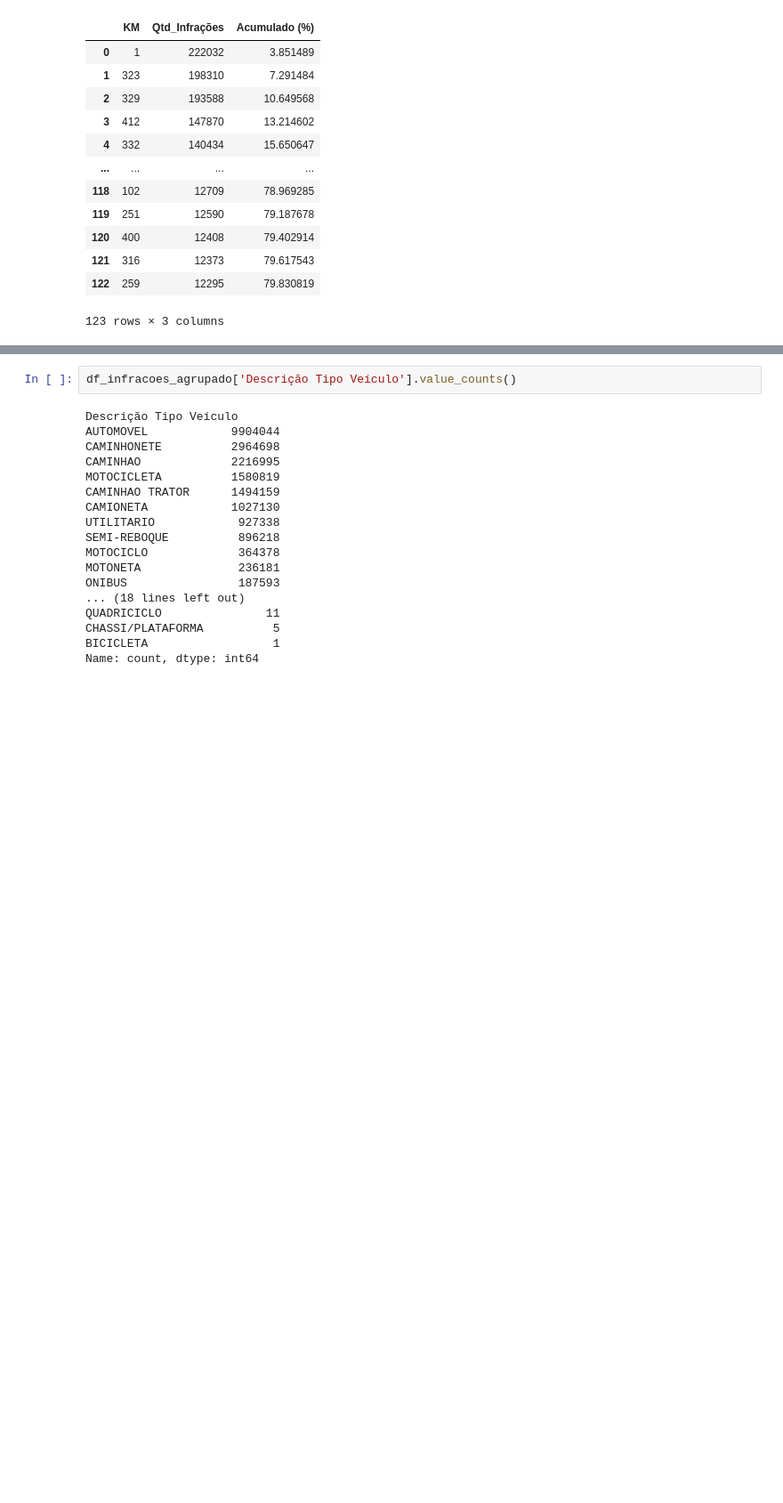
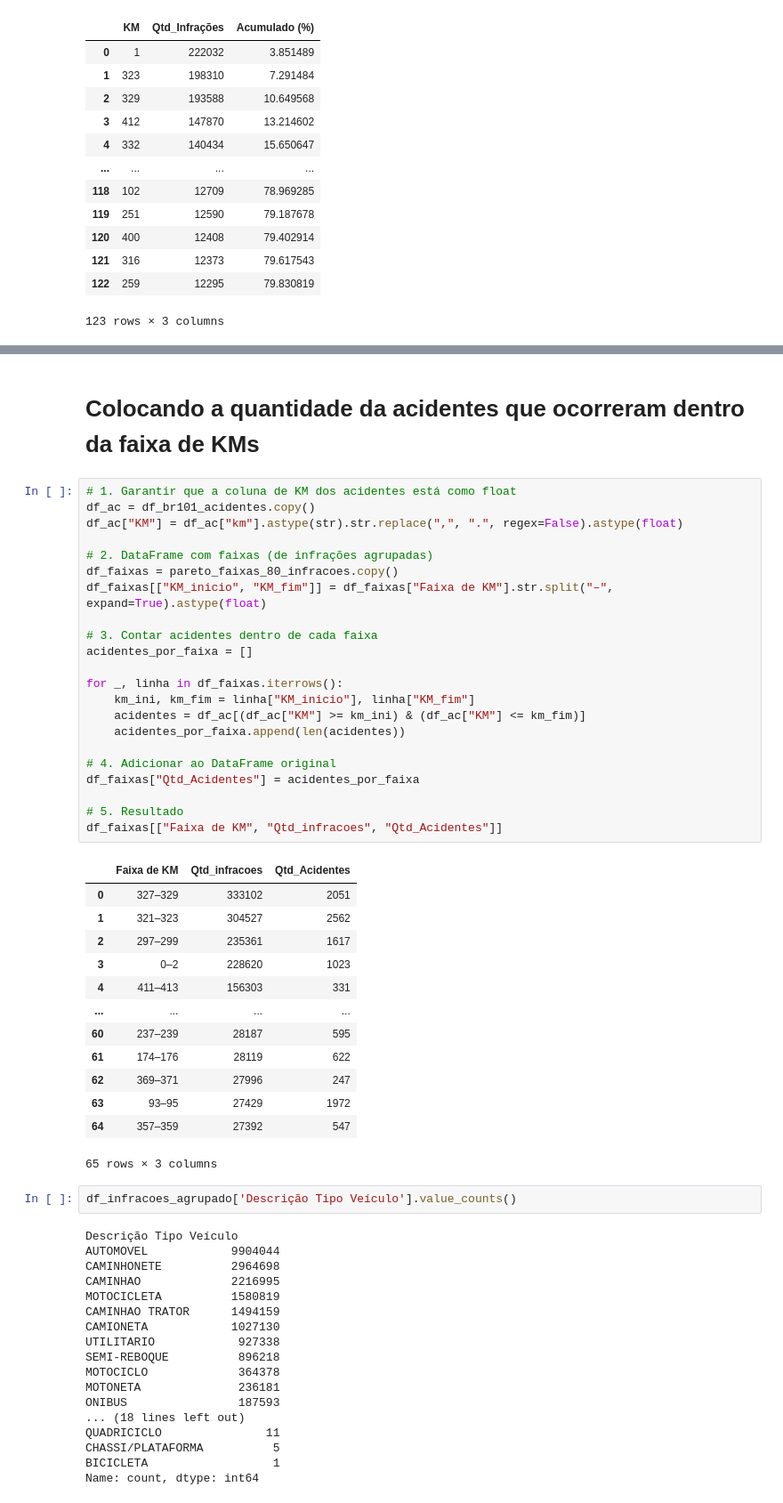
Before and after one commit to adrianop/dataScience, a Jupyter notebook: dados_agrupados.ipynb, the cells around one changed output, grey strips where cells are left out. Shown at 89% size. Drawn from its saved outputs; the diff is of its cells as text; blank space fills up the shorter version.

```diff
--- a/dados_agrupados.ipynb
+++ b/dados_agrupados.ipynb
@@ -450,3 +560,41 @@ pareto_km_80.head(150)
+# %% [markdown]
+# Colocando a quantidade da acidentes que ocorreram dentro da faixa de KMs
+# %%
+# 1. Garantir que a coluna de KM dos acidentes está como float
+df_ac = df_br101_acidentes.copy()
+df_ac["KM"] = df_ac["km"].astype(str).str.replace(",", ".", regex=False).astype(float)
+
+# 2. DataFrame com faixas (de infrações agrupadas)
+df_faixas = pareto_faixas_80_infracoes.copy()
+df_faixas[["KM_inicio", "KM_fim"]] = df_faixas["Faixa de KM"].str.split("–", expand=True).astype(float)
+
+# 3. Contar acidentes dentro de cada faixa
+acidentes_por_faixa = []
+
+for _, linha in df_faixas.iterrows():
+    km_ini, km_fim = linha["KM_inicio"], linha["KM_fim"]
+    acidentes = df_ac[(df_ac["KM"] >= km_ini) & (df_ac["KM"] <= km_fim)]
+    acidentes_por_faixa.append(len(acidentes))
+
+# 4. Adicionar ao DataFrame original
+df_faixas["Qtd_Acidentes"] = acidentes_por_faixa
+
+# 5. Resultado
+df_faixas[["Faixa de KM", "Qtd_infracoes", "Qtd_Acidentes"]]
+# %% [output]
+|  | Faixa de KM | Qtd_infracoes | Qtd_Acidentes |
+| 0 | 327–329 | 333102 | 2051 |
+| 1 | 321–323 | 304527 | 2562 |
+| 2 | 297–299 | 235361 | 1617 |
+| 3 | 0–2 | 228620 | 1023 |
+| 4 | 411–413 | 156303 | 331 |
+| ... | ... | ... | ... |
+| 60 | 237–239 | 28187 | 595 |
+| 61 | 174–176 | 28119 | 622 |
+| 62 | 369–371 | 27996 | 247 |
+| 63 | 93–95 | 27429 | 1972 |
+| 64 | 357–359 | 27392 | 547 |
+65 rows × 3 columns
 # %%
 df_infracoes_agrupado['Descrição Tipo Veículo'].value_counts()
 # %% [output]
```
Also changed, not shown: parts of 6 cells of this notebook.
